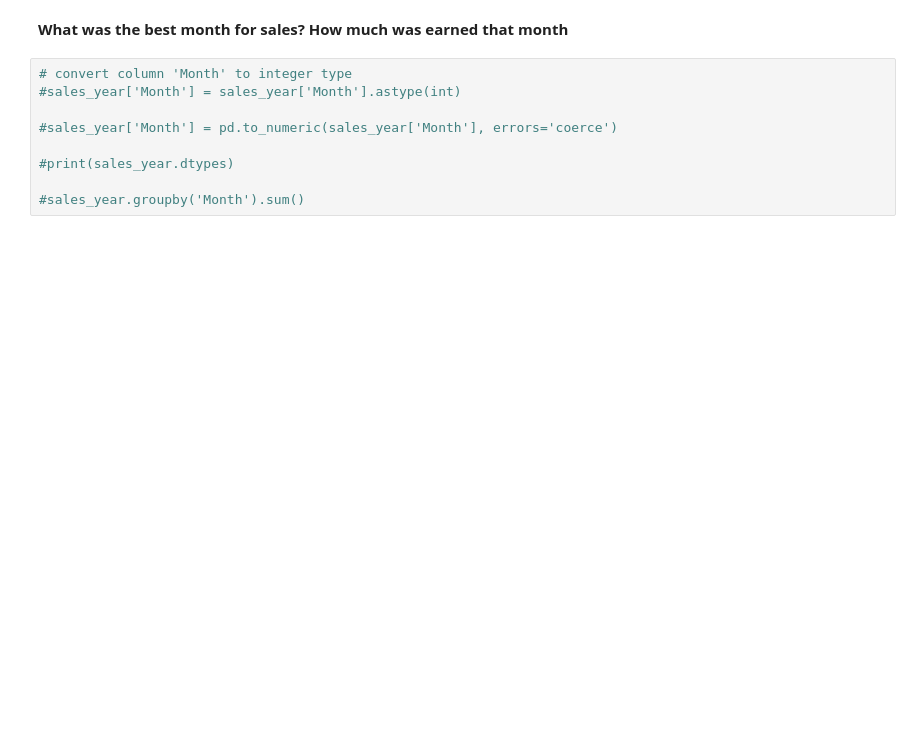
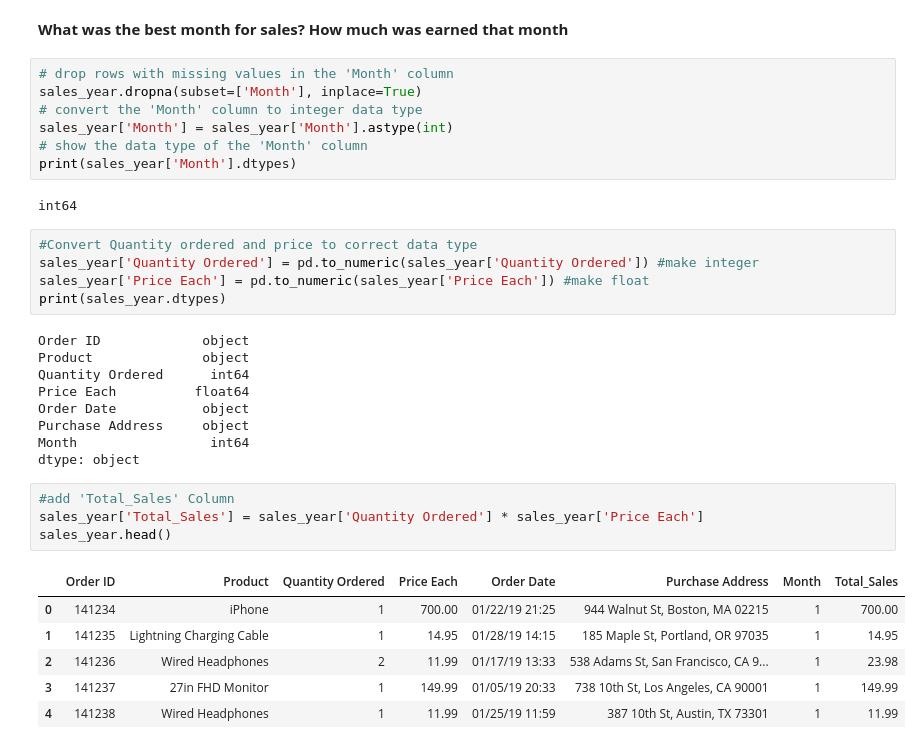
Before and after one commit to NijjohUnno/SalesAnalysis, a Jupyter notebook: Sales_Analysis.ipynb, the cells around one changed output. Drawn from its saved outputs; the diff is of its cells as text; blank space fills up the shorter version.

```diff
--- a/Sales_Analysis.ipynb
+++ b/Sales_Analysis.ipynb
@@ -125,11 +125,36 @@ sales_year.tail()
 # %% [markdown]
 **What was the best month for sales? How much was earned that month**
-# %%
-# convert column 'Month' to integer type
-#sales_year['Month'] = sales_year['Month'].astype(int)
-
-#sales_year['Month'] = pd.to_numeric(sales_year['Month'], errors='coerce')
-
-#print(sales_year.dtypes)
-
-#sales_year.groupby('Month').sum()
+# %%
+# drop rows with missing values in the 'Month' column
+sales_year.dropna(subset=['Month'], inplace=True)
+# convert the 'Month' column to integer data type
+sales_year['Month'] = sales_year['Month'].astype(int)
+# show the data type of the 'Month' column
+print(sales_year['Month'].dtypes)
+# %% [output]
+int64
+# %%
+#Convert Quantity ordered and price to correct data type
+sales_year['Quantity Ordered'] = pd.to_numeric(sales_year['Quantity Ordered']) #make integer
+sales_year['Price Each'] = pd.to_numeric(sales_year['Price Each']) #make float
+print(sales_year.dtypes)
+# %% [output]
+Order ID             object
+Product              object
+Quantity Ordered      int64
+Price Each          float64
+Order Date           object
+Purchase Address     object
+Month                 int64
+dtype: object
+# %%
+#add 'Total_Sales' Column
+sales_year['Total_Sales'] = sales_year['Quantity Ordered'] * sales_year['Price Each']
+sales_year.head()
+# %% [output]
+|  | Order ID | Product | Quantity Ordered | Price Each | Order Date | Purchase Address | Month | Total_Sales |
+| 0 | 141234 | iPhone | 1 | 700.00 | 01/22/19 21:25 | 944 Walnut St, Boston, MA 02215 | 1 | 700.00 |
+| 1 | 141235 | Lightning Charging Cable | 1 | 14.95 | 01/28/19 14:15 | 185 Maple St, Portland, OR 97035 | 1 | 14.95 |
+| 2 | 141236 | Wired Headphones | 2 | 11.99 | 01/17/19 13:33 | 538 Adams St, San Francisco, CA 9... | 1 | 23.98 |
+| 3 | 141237 | 27in FHD Monitor | 1 | 149.99 | 01/05/19 20:33 | 738 10th St, Los Angeles, CA 90001 | 1 | 149.99 |
+| 4 | 141238 | Wired Headphones | 1 | 11.99 | 01/25/19 11:59 | 387 10th St, Austin, TX 73301 | 1 | 11.99 |
```
Also changed, not shown: parts of 4 cells of this notebook.
